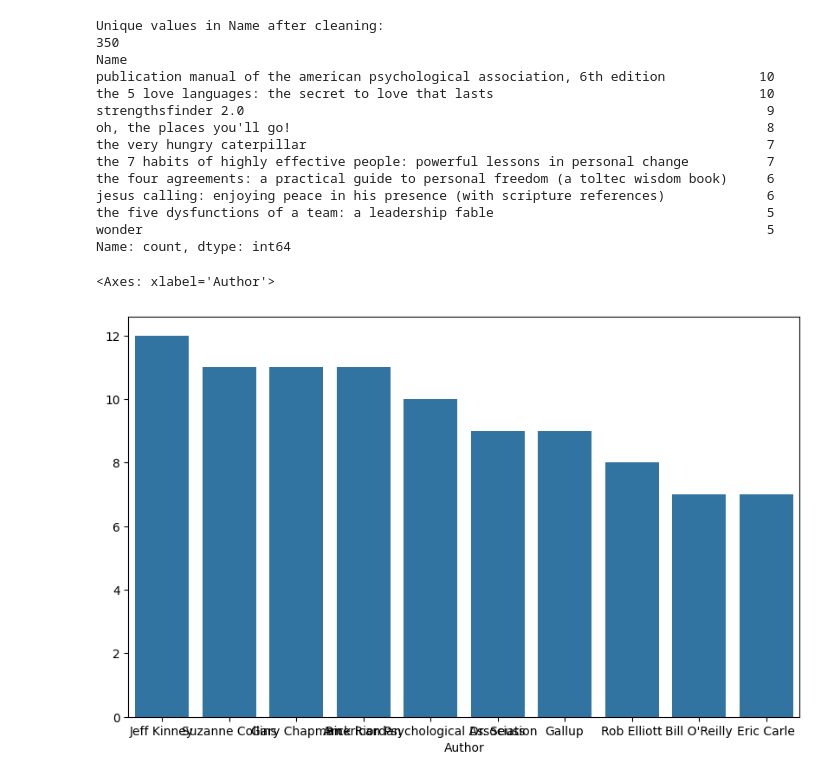
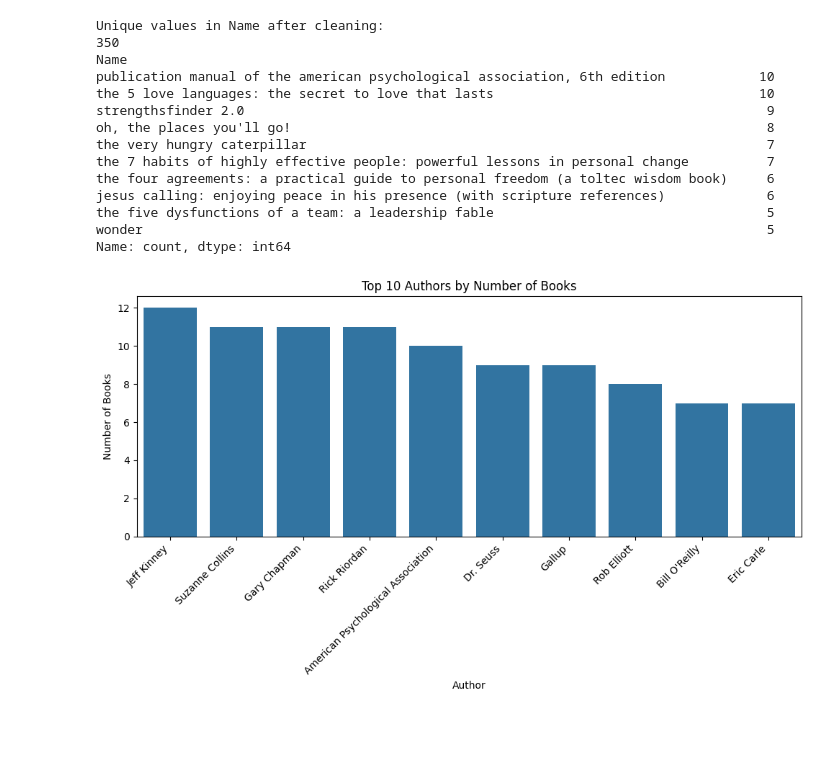
Before and after one commit to sangramshitole07/AML, a Jupyter notebook: AML_preprocessing_bestseller.ipynb, the cells around one changed output. Drawn from its saved outputs; the diff is of its cells as text; code cells hidden in the pictures; blank space fills up the shorter version.

```diff
--- a/AML_preprocessing_bestseller.ipynb
+++ b/AML_preprocessing_bestseller.ipynb
@@ -103,12 +123,26 @@ jesus calling: enjoying peace in his presence (with scripture references)
 the five dysfunctions of a team: a leadership fable                                   5
 wonder                                                                                5
 Name: count, dtype: int64
-# %%
-import matplotlib.pyplot as plt
-import seaborn as sns
-top_10_authors = df['Author'].value_counts().head(10)
-plt.figure(figsize=(10, 6))
-sns.barplot(x=top_10_authors.index, y=top_10_authors.values)
-# %% [output]
-<Axes: xlabel='Author'>
-[figure, removed]
+# %%
+# Import visualization libraries
+import matplotlib.pyplot as plt
+import seaborn as sns
+
+# Get the top 10 authors by their count in the dataset
+top_10_authors = df['Author'].value_counts().head(10)
+
+# Create a figure for the plot with a specified size
+plt.figure(figsize=(10, 6))
+
+# Create a bar plot of the top 10 authors and their book counts
+sns.barplot(x=top_10_authors.index, y=top_10_authors.values)
+
+# Add title and labels for better readability
+plt.title('Top 10 Authors by Number of Books')
+plt.xlabel('Author')
+plt.ylabel('Number of Books')
+plt.xticks(rotation=45, ha='right') # Rotate x-axis labels for long names
+plt.tight_layout() # Adjust layout to prevent labels from overlapping
+plt.show() # Display the plot
+# %% [output]
+[figure, added]
```
Also changed, not shown: parts of 9 cells of this notebook.
